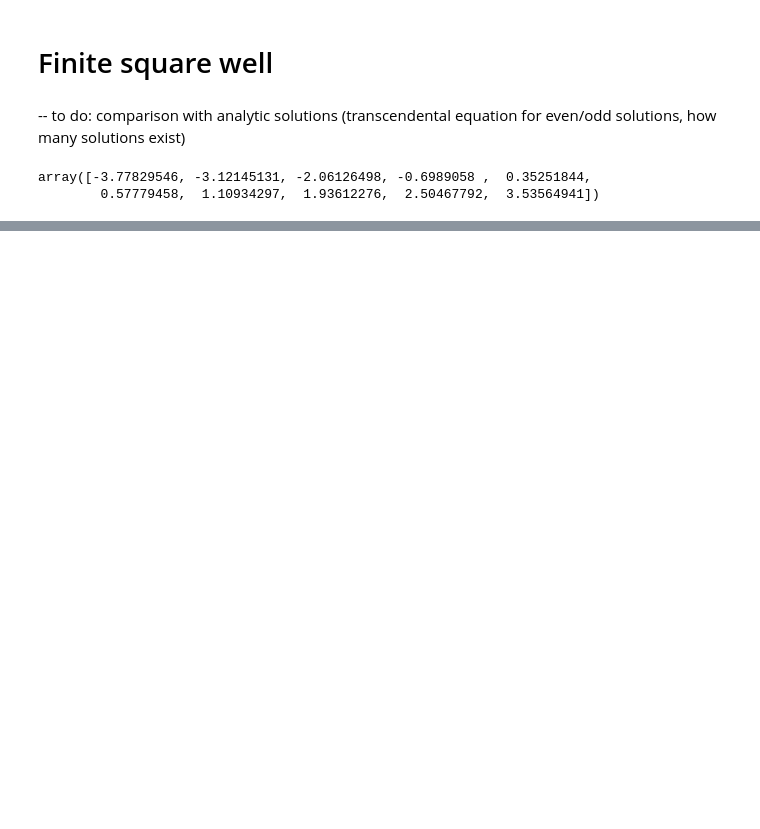
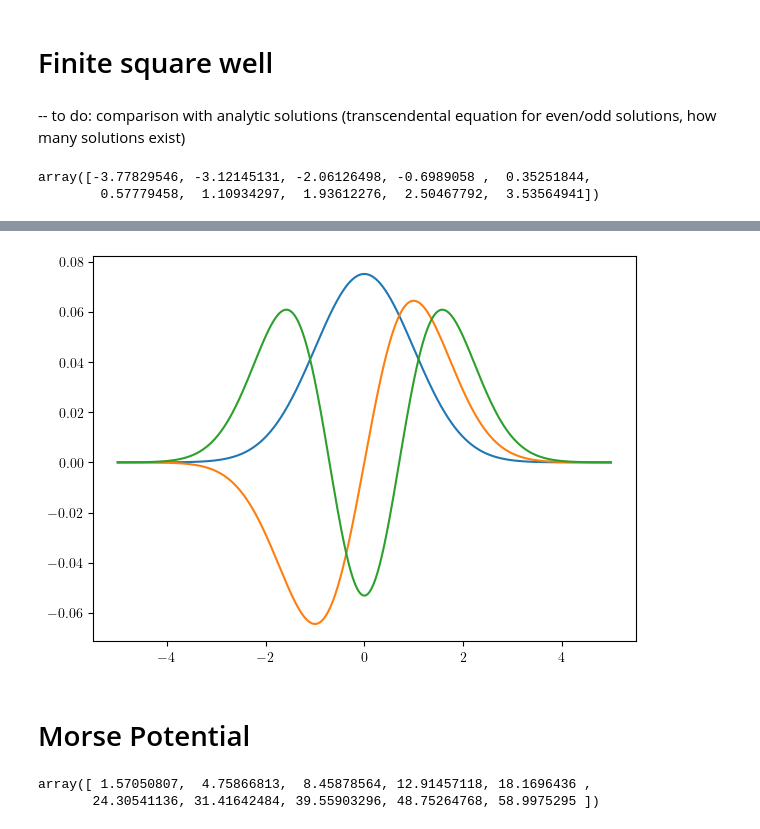
Before and after one commit to rwhitehill/CP-PHYS811-F24, a Jupyter notebook: P3/main.ipynb, the cells around one changed output, grey strips where cells are left out. Saved outputs shown, nothing was run; the diff lists cells and outputs as text; code cells hidden in the pictures; blank space fills up the shorter version.

```diff
--- a/P3/main.ipynb
+++ b/P3/main.ipynb
@@ -90,0 +135,15 @@ plt.show()
+# %%
+nrows,ncols = 1,1
+fig,ax = plt.subplots(nrows=nrows,ncols=ncols,figsize=(7*ncols,5*nrows))
+
+ax.plot(x,psi[0])
+ax.plot(x,psi[1])
+ax.plot(x,psi[2])
+# ax.plot(x,psi[3])
+# ax.plot(x,psi[4])
+
+plt.show()
+# %% [output]
+[figure, added]
+# %% [markdown]
+# Morse Potential
@@ -90,0 +155,5 @@ plt.show()
+# %%
+E[:10]
+# %% [output]
+array([ 1.57050807,  4.75866813,  8.45878564, 12.91457118, 18.1696436 ,
+       24.30541136, 31.41642484, 39.55903296, 48.75264768, 58.9975295 ])
```
Also changed, not shown: parts of 11 cells of this notebook.
